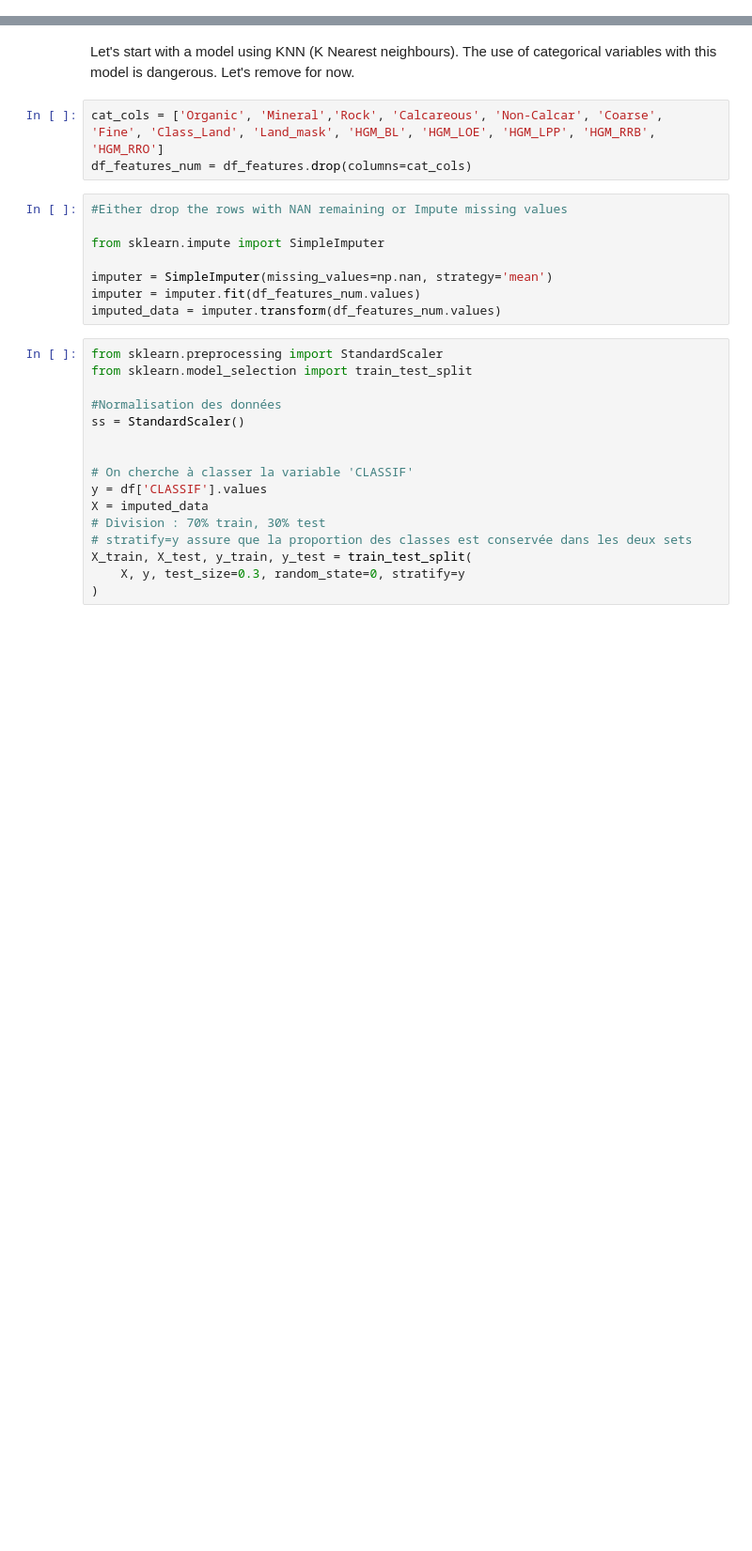
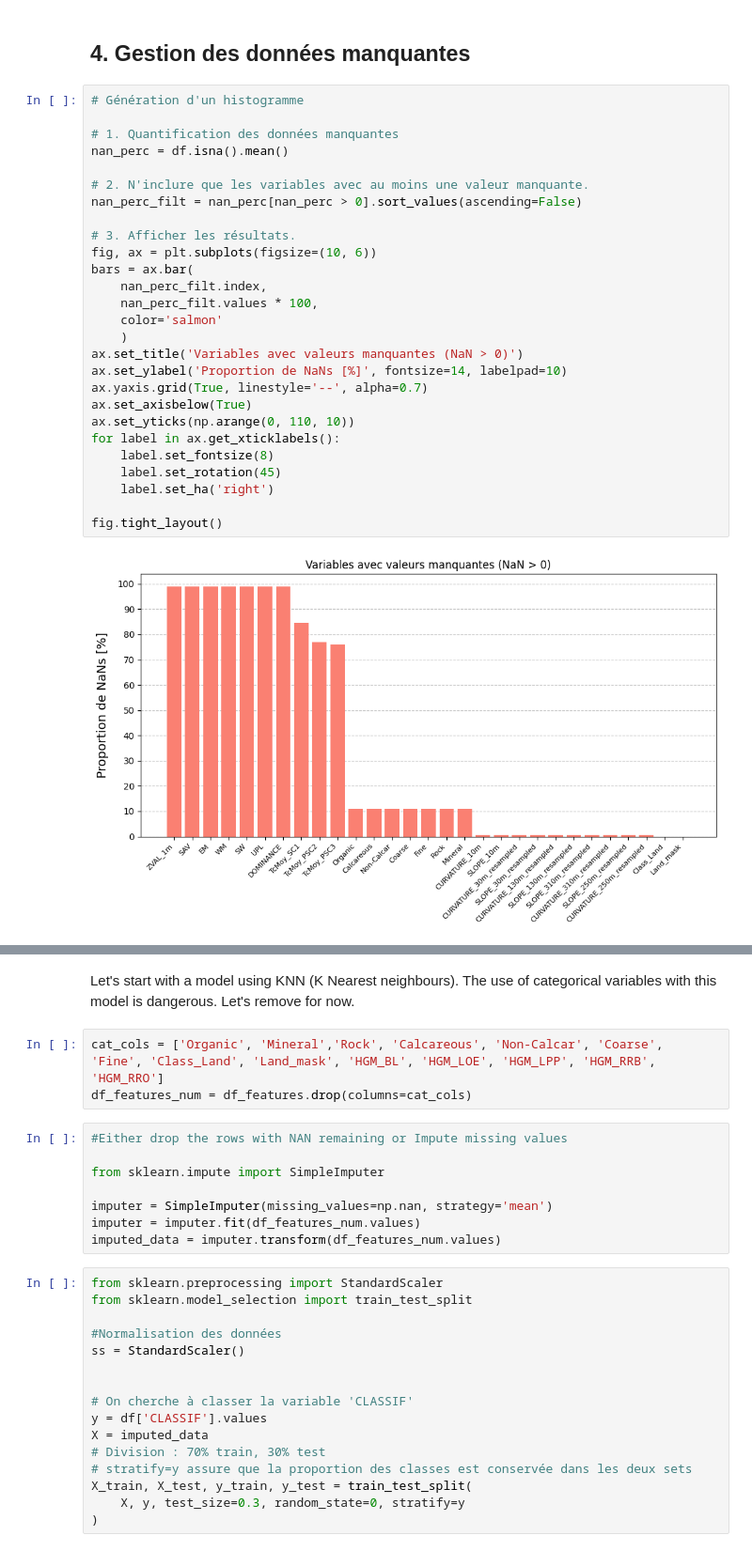
Before and after one commit to geo-stack/cours_ml_envirocan, a Jupyter notebook: 01_dataset_preprocessing.ipynb, the cells around one changed output, grey strips where cells are left out. Shown at 94% size. Saved outputs shown, nothing was run; the diff lists cells and outputs as text; blank space fills up the shorter version.

```diff
--- a/01_dataset_preprocessing.ipynb
+++ b/01_dataset_preprocessing.ipynb
@@ -127,0 +190,31 @@ Dropped columns: ['SAMPLE_ID', 'PT_ID', 'SITE_ID', 'TILE_ID', 'LON', 'LAT', 'XVA
+# %% [markdown]
+## 4. Gestion des données manquantes
+# %%
+# Génération d'un histogramme
+
+# 1. Quantification des données manquantes
+nan_perc = df.isna().mean()
+
+# 2. N'inclure que les variables avec au moins une valeur manquante.
+nan_perc_filt = nan_perc[nan_perc > 0].sort_values(ascending=False)
+
+# 3. Afficher les résultats.
+fig, ax = plt.subplots(figsize=(10, 6))
+bars = ax.bar(
+    nan_perc_filt.index,
+    nan_perc_filt.values * 100,
+    color='salmon'
+    )
+ax.set_title('Variables avec valeurs manquantes (NaN > 0)')
+ax.set_ylabel('Proportion de NaNs [%]', fontsize=14, labelpad=10)
+ax.yaxis.grid(True, linestyle='--', alpha=0.7)
+ax.set_axisbelow(True)
+ax.set_yticks(np.arange(0, 110, 10))
+for label in ax.get_xticklabels():
+    label.set_fontsize(8)
+    label.set_rotation(45)
+    label.set_ha('right')
+
+fig.tight_layout()
+# %% [output]
+[figure, added]
```
Also changed, not shown: parts of 25 cells of this notebook.
